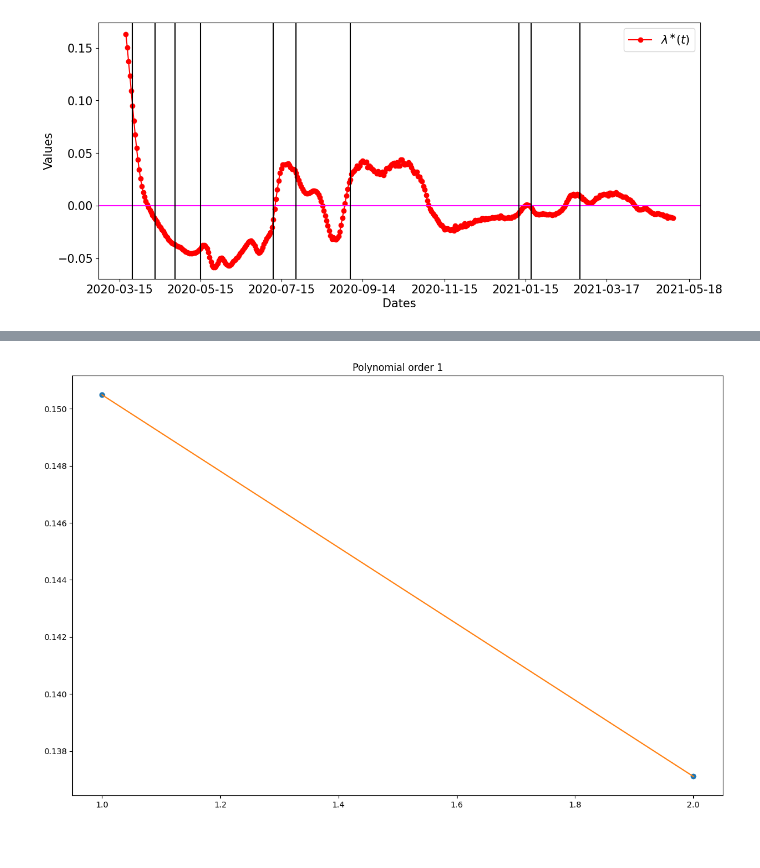
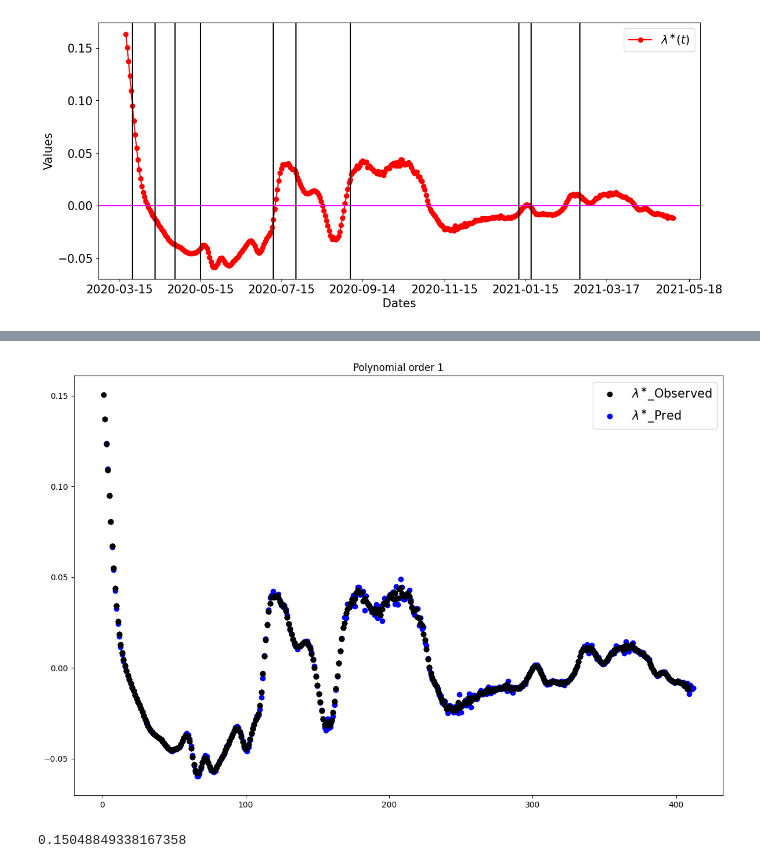
Before and after one commit to OD1992/Python-programs, a Jupyter notebook: Hospi_change_point.ipynb, the cells around one changed output, grey strips where cells are left out. Drawn from its saved outputs; the diff is of its cells as text; code cells hidden in the pictures.

```diff
--- a/Hospi_change_point.ipynb
+++ b/Hospi_change_point.ipynb
@@ -516,21 +457,0 @@ plt.show()
-# %%
-from scipy.optimize import least_squares
-# let's define the function form
-def modell(coef, u, t_start, t_end):
-    return coef[0] + coef[1]*u[t_start] + coef[2]*u[t_end]
-
-def funn(coef, u, t_start, t_end, y):
-    return modell(coef, u, t_start, t_end) - y
-
-Lambda_pred = Lambda*np.nan
-
-for t in np.arange(3, len(Lambda)):
-    t_start = t-2
-    t_end = t-1
-    y = Lambda[t]
-    coef = [0, 0, 0]
-    ress = least_squares(funn,coef, args=(u, t_start, t_end, y), verbose=1) # call the optimization solver
-    X_opt = [ress.x[0], ress.x[1], ress.x[2]]
-    print(X_opt)
-    Lambda_pred[t] = modell(X_opt, u, t_start, t_end)
-print(np.c_[data[3:], Lambda_pred[3:]])
@@ -568,18 +458,25 @@ IndexError: ignored
 # %%
-
 plt.figure(figsize = (12, 8))
 #for t in np.arange(3, 7):
-t=3
-x_d = np.array([t-2, t-1])
-y_d = np.array([Lambda[t-2], Lambda[t-1]])
-# get the polynomial coefficients
-y_est = np.polyfit(x_d, y_d, 1)
-plt.plot(x_d, y_d, 'o')
-# evaluate the values for a polynomial
-plt.plot(x_d, np.polyval(y_est, x_d))
+for t in np.arange(3,len(Lambda)):
+    x_d = np.array([t-2, t-1])
+    y_d = np.array([Lambda[t-2], Lambda[t-1]])
+    # get the polynomial coefficients
+    res = np.polyfit(x_d, y_d, 1)
+    #print(res)
+    y = res[0]*t + res[1]
+    plt.plot(np.array([t-2,t-1,t]), np.array([Lambda[t-2], Lambda[t-1], Lambda[t]]), 'o', color='black')
+    # evaluate the values for a polynomial
+    values = np.polyval(res, x_d)
+    #plt.plot(x_d, values)
+    plt.plot(t, y, 'o', color='blue')
+plt.legend(["$\lambda^{\\ast}$_Observed", "$\lambda^{\\ast}$_Pred"], fontsize=15)
 plt.title(f'Polynomial order 1')
-
 plt.tight_layout()
 plt.show()
 # %% [output]
-[figure, old version]
+[figure, new version]
+# %%
+values[0]
+# %% [output]
+0.15048849338167358
```
Also changed, not shown: parts of 8 cells of this notebook.
